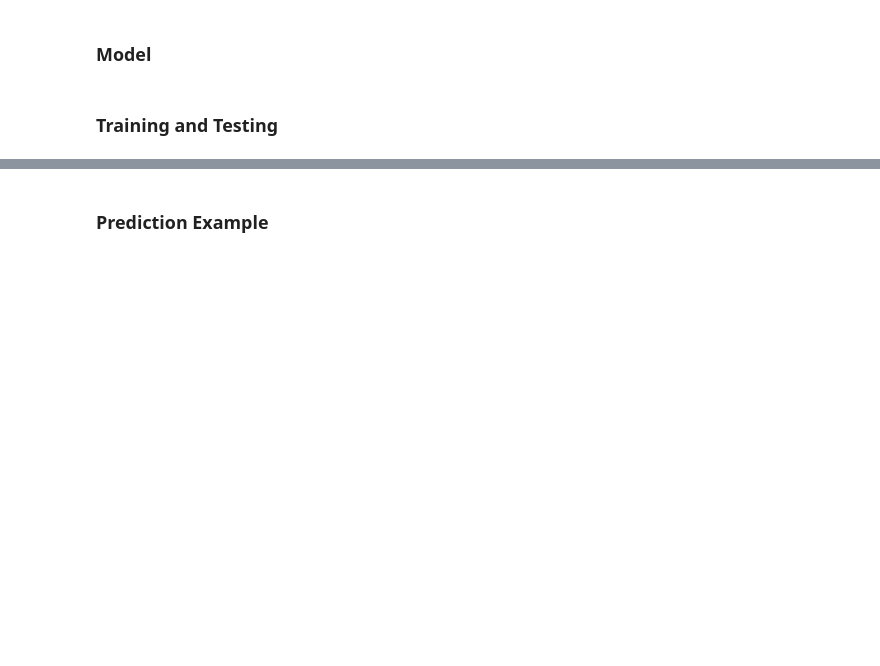
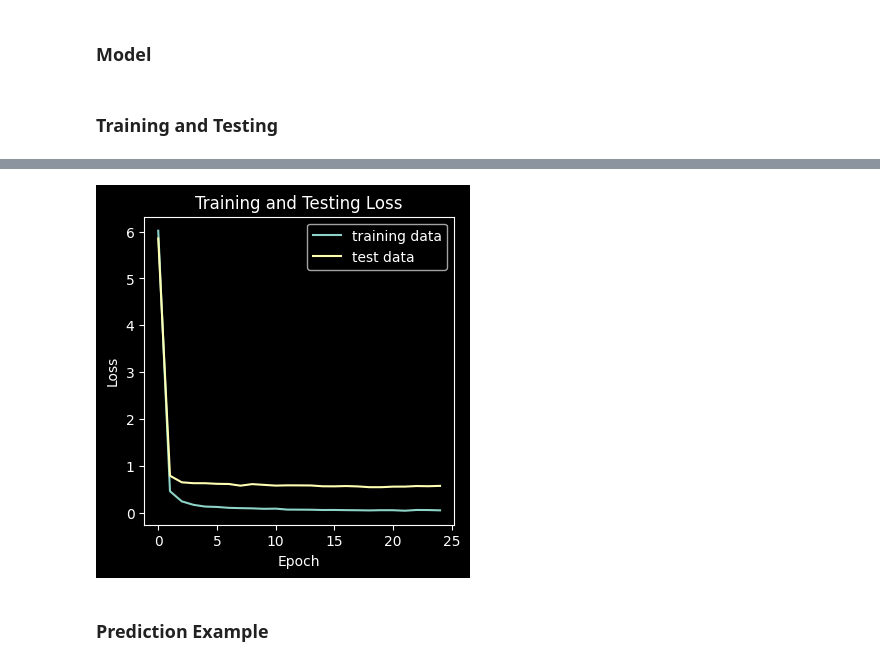
Before and after one commit to Pentaphone/nn_tests, a Jupyter notebook: nn_test2/nn_test2.ipynb, the cells around one changed output, grey strips where cells are left out. Drawn from its saved outputs; the diff is of its cells as text; code cells hidden in the pictures; blank space fills up the shorter version.

```diff
--- a/nn_test2/nn_test2.ipynb
+++ b/nn_test2/nn_test2.ipynb
@@ -136,7 +174,7 @@ class NeuralNet(nn.Module):
       nn.Linear(1024, 512),
       nn.ReLU(),
       nn.BatchNorm1d(512),
-      nn.Dropout(0.2),
+      nn.Dropout(0.3),
 
       nn.Linear(512, 128),
       nn.ReLU(),
@@ -150,13 +188,15 @@ model = NeuralNet()
 # %% [markdown]
 ### Training and Testing
 # %%
-from math import e
+from torch.serialization import save
 # training
 loss_fn = nn.MSELoss()
 optimizer = torch.optim.AdamW(model.parameters(), lr=learning_rate, weight_decay=weight_decay)
 
-eval_initial_performance = False
-eval_between_epochs = False
+eval_initial_performance = True
+eval_between_epochs = True
+
+save_model = True
 
 
 def train(dataloader, model, loss_fn, optimizer):
@@ -198,23 +238,28 @@ def evaluate(dataloader, model, loss_fn, dataset_name="test data"):
   print(f"[{len_dataset:>5d}/{len_dataset:>5d}]")
   print(f"Average loss ({dataset_name}): {total_loss:>8f}\n")
 
+  return total_loss
+
 
 # training cycle
+train_evals = []
+test_evals = []
+
 if eval_initial_performance:
   print("Initial Model Performance:")
-  evaluate(training_loader, model, loss_fn, dataset_name="training data")
-  evaluate(test_loader, model, loss_fn, dataset_name="test data")
+  train_evals.append(evaluate(training_loader, model, loss_fn, dataset_name="training data"))
+  test_evals.append(evaluate(test_loader, model, loss_fn, dataset_name="test data"))
 
 for epoch in range(epochs):
   print(f"Eppoch {epoch+1}/{epochs}")
   train(training_loader, model, loss_fn, optimizer)
   if eval_between_epochs:
-    evaluate(training_loader, model, loss_fn, dataset_name="training data")
-    evaluate(test_loader, model, loss_fn, dataset_name="test data")
+    train_evals.append(evaluate(training_loader, model, loss_fn, dataset_name="training data"))
+    test_evals.append(evaluate(test_loader, model, loss_fn, dataset_name="test data"))
 
 if eval_between_epochs == False:
-  evaluate(training_loader, model, loss_fn, dataset_name="training data")
-  evaluate(test_loader, model, loss_fn, dataset_name="test data")
+  train_evals.append(evaluate(training_loader, model, loss_fn, dataset_name="training data"))
+  test_evals.append(evaluate(test_loader, model, loss_fn, dataset_name="test data"))
 
 print("Training and testing completed")
 
@@ -223,7 +268,18 @@ print("Training and testing completed")
 total_params = sum(p.numel() for p in model.parameters() if p.requires_grad)
 print(f'Total parameters: {total_params}')
 
+# plot
+plt.figure(figsize=(4, 4))
+plt.title("Training and Testing Loss")
+plt.plot(train_evals, label="training data")
+plt.plot(test_evals, label="test data")
+plt.xlabel("Epoch")
+plt.ylabel("Loss")
+plt.legend()
+
 # save model
-torch.save(model.state_dict(), 'model_weights.pth')
-torch.save(model, 'model.pth')
+if save_model:
+  torch.save(model.state_dict(), 'model_weights.pth')
+  torch.save(model, 'model.pth')
+  print("Model saved")
 # %% [output]
@@ -247,3 +303,4 @@ Total parameters: 2691841
+[figure, added]
 # %% [markdown]
 ### Prediction Example
 # %%
```
Also changed, not shown: parts of 5 cells of this notebook.
